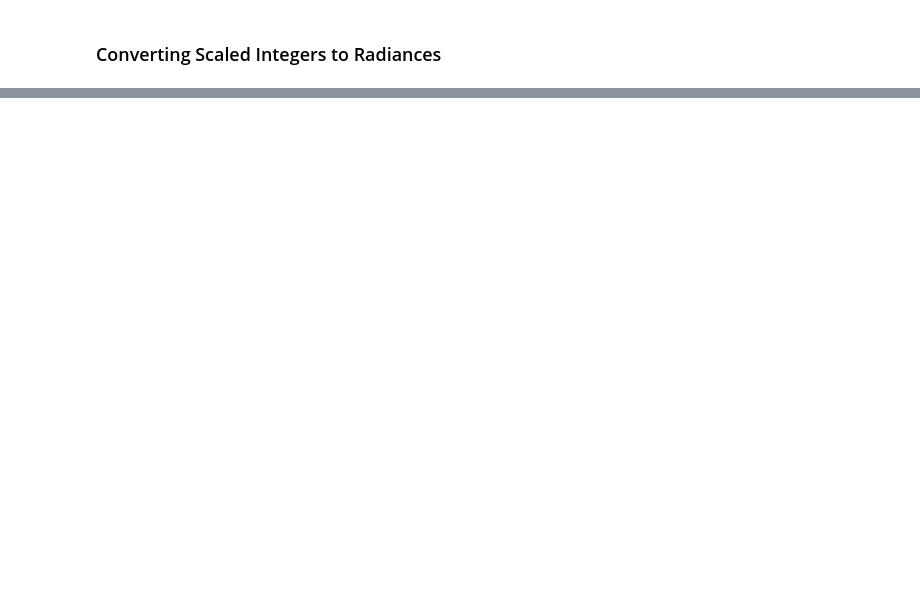
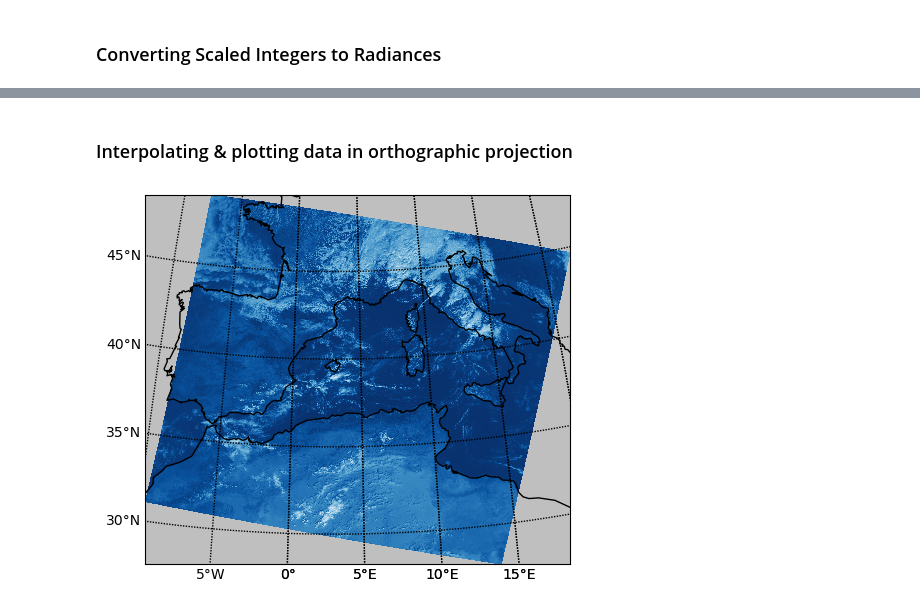
Before and after one commit to spaceml-org/rs_tools, a Jupyter notebook: notebooks/dev/modis/0.3-MODIS-distortion-investigation.ipynb, the cells around one changed output, grey strips where cells are left out. Cells and saved outputs as stored; diff of their text form; code cells hidden in the pictures; blank space fills up the shorter version.

```diff
--- a/notebooks/dev/modis/0.3-MODIS-distortion-investigation.ipynb
+++ b/notebooks/dev/modis/0.3-MODIS-distortion-investigation.ipynb
@@ -183,0 +297,28 @@ ds.EV_250_Aggr1km_RefSB[0].shape
+# %% [markdown]
+### Interpolating & plotting data in orthographic projection
+# %%
+fig = plt.figure()
+
+ax = fig.add_subplot(111)
+
+ax.patch.set_facecolor((0.75,0.75,0.75))
+
+interp_lat, interp_lon = interp_coords(lat, lon)
+lat_0, lon_0 = get_central_coords(interp_lat, interp_lon)
+llx, lly, urx, ury = get_corner_coords(lat_0, lon_0, interp_lat, interp_lon)
+
+m = Basemap(projection='ortho',lon_0=lon_0,lat_0=lat_0,resolution='l',\
+    llcrnrx=llx,llcrnry=lly,urcrnrx=urx,urcrnry=ury) # needed to zoom into area of interest
+
+lons, lats = m(interp_lon, interp_lat)
+
+m.pcolormesh(lons, lats, corrected_data, shading='auto', cmap='Blues_r')
+
+m.drawcoastlines()
+
+m.drawparallels(np.arange(-90.,90.,5.), color='k', labels=[True,False,False,False])
+m.drawmeridians(np.arange(0.,420.,5.), color='k', labels=[False,False,False,True])
+
+plt.show()
+# %% [output]
+[figure, added]
```
Also changed, not shown: parts of 40 cells of this notebook.
